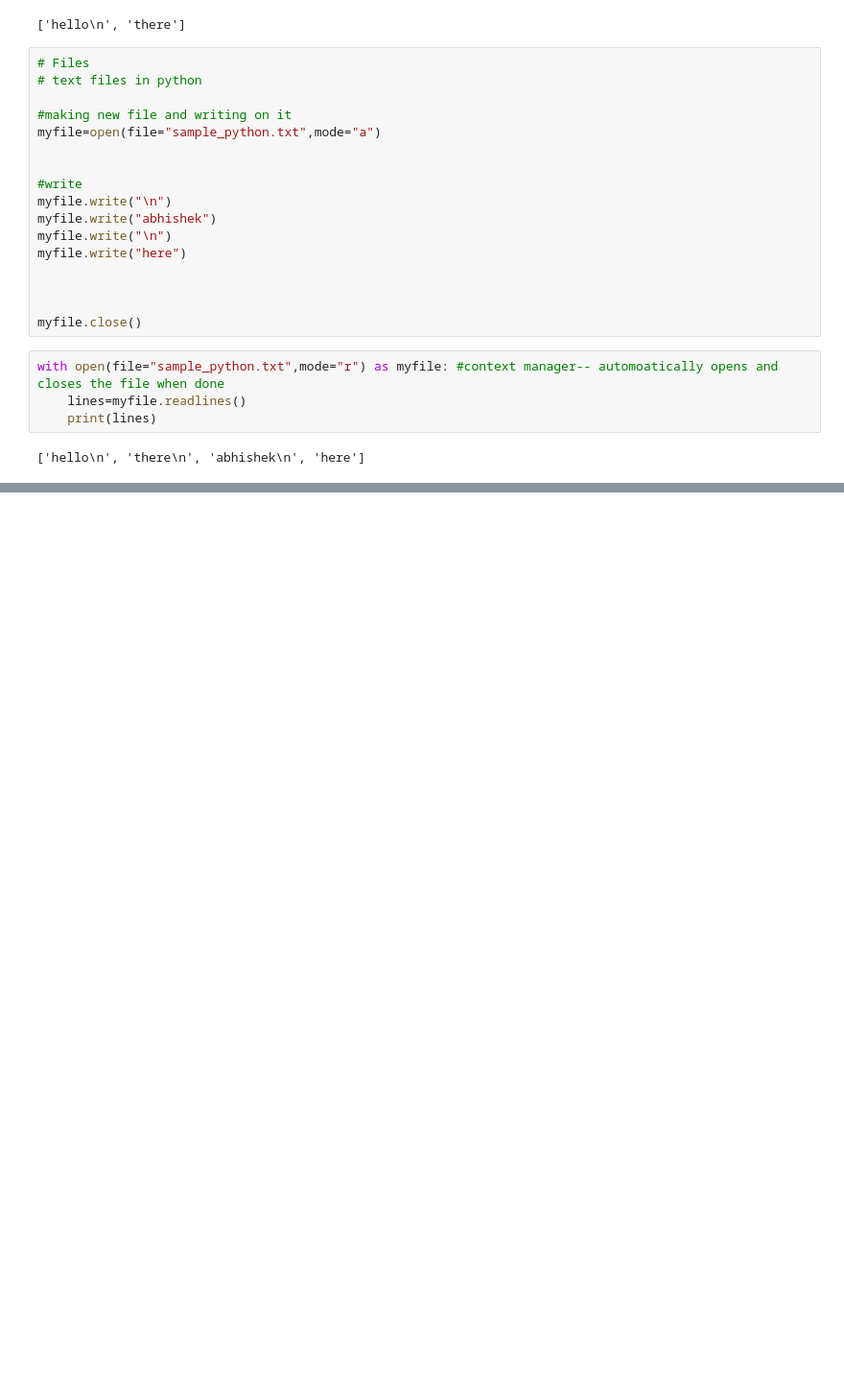
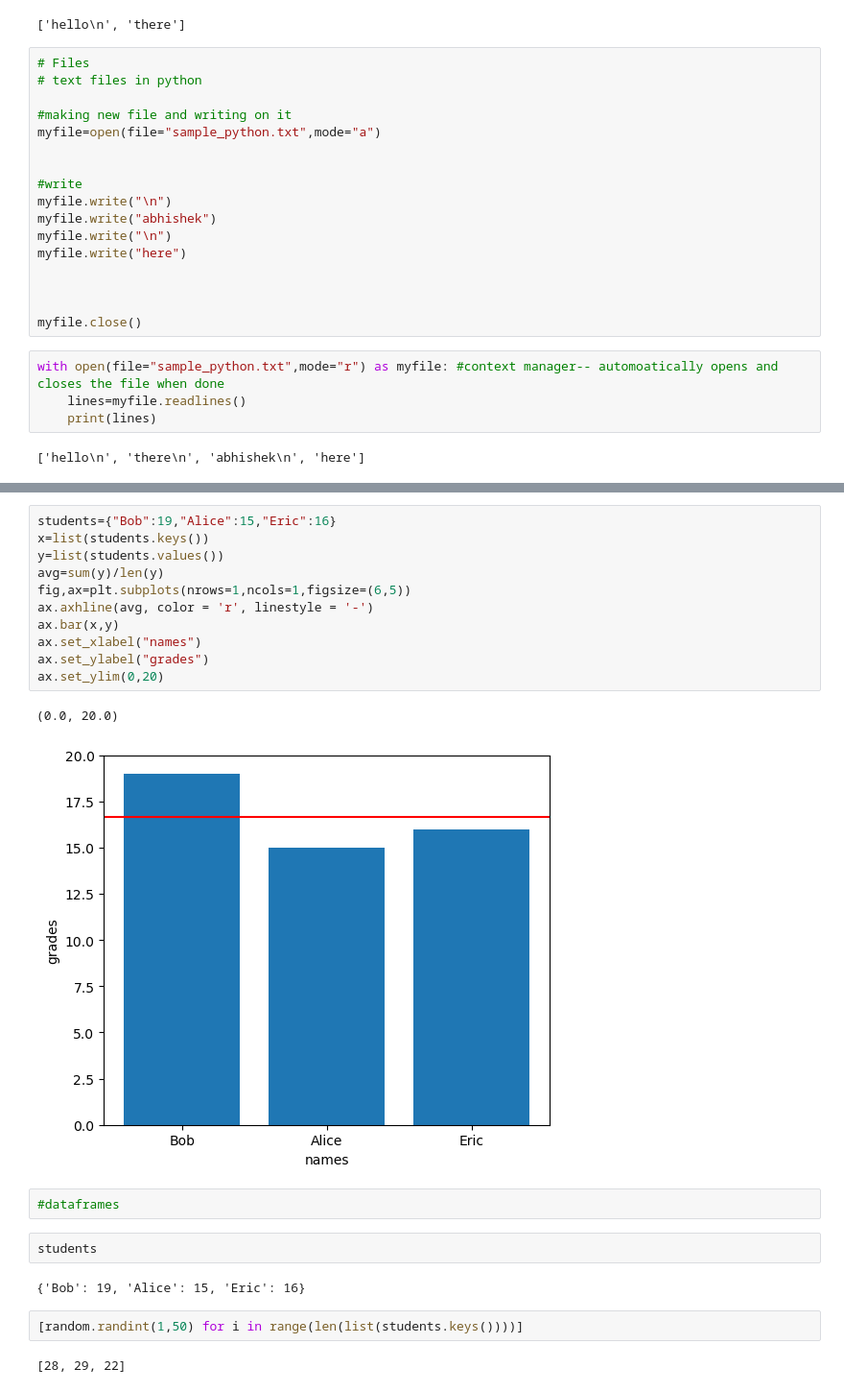
Before and after one commit to dcrey7/emlyon_dsais, a Jupyter notebook: emlyon_notes_september.ipynb, the cells around one changed output, grey strips where cells are left out. Shown at 96% size. Drawn from its saved outputs; the diff is of its cells as text; blank space fills up the shorter version.

```diff
--- a/emlyon_notes_september.ipynb
+++ b/emlyon_notes_september.ipynb
@@ -409,0 +442,24 @@ with open(file="sample_python.txt",mode="r") as myfile: #context manager-- autom
+# %%
+students={"Bob":19,"Alice":15,"Eric":16}
+x=list(students.keys())
+y=list(students.values())
+avg=sum(y)/len(y)
+fig,ax=plt.subplots(nrows=1,ncols=1,figsize=(6,5))
+ax.axhline(avg, color = 'r', linestyle = '-')
+ax.bar(x,y)
+ax.set_xlabel("names")
+ax.set_ylabel("grades")
+ax.set_ylim(0,20)
+# %% [output]
+(0.0, 20.0)
+[figure, added]
+# %%
+#dataframes
+# %%
+students
+# %% [output]
+{'Bob': 19, 'Alice': 15, 'Eric': 16}
+# %%
+[random.randint(1,50) for i in range(len(list(students.keys())))]
+# %% [output]
+[28, 29, 22]
```
Also changed, not shown: parts of 22 cells of this notebook, 8 other files.
